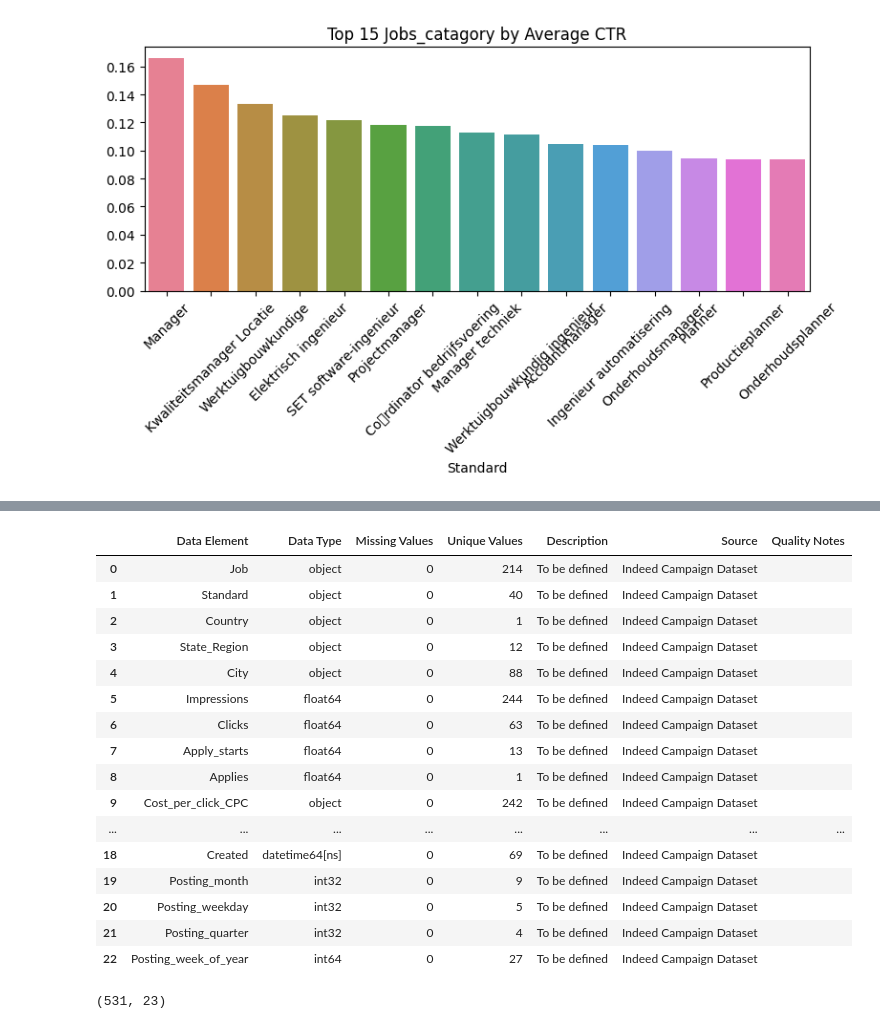
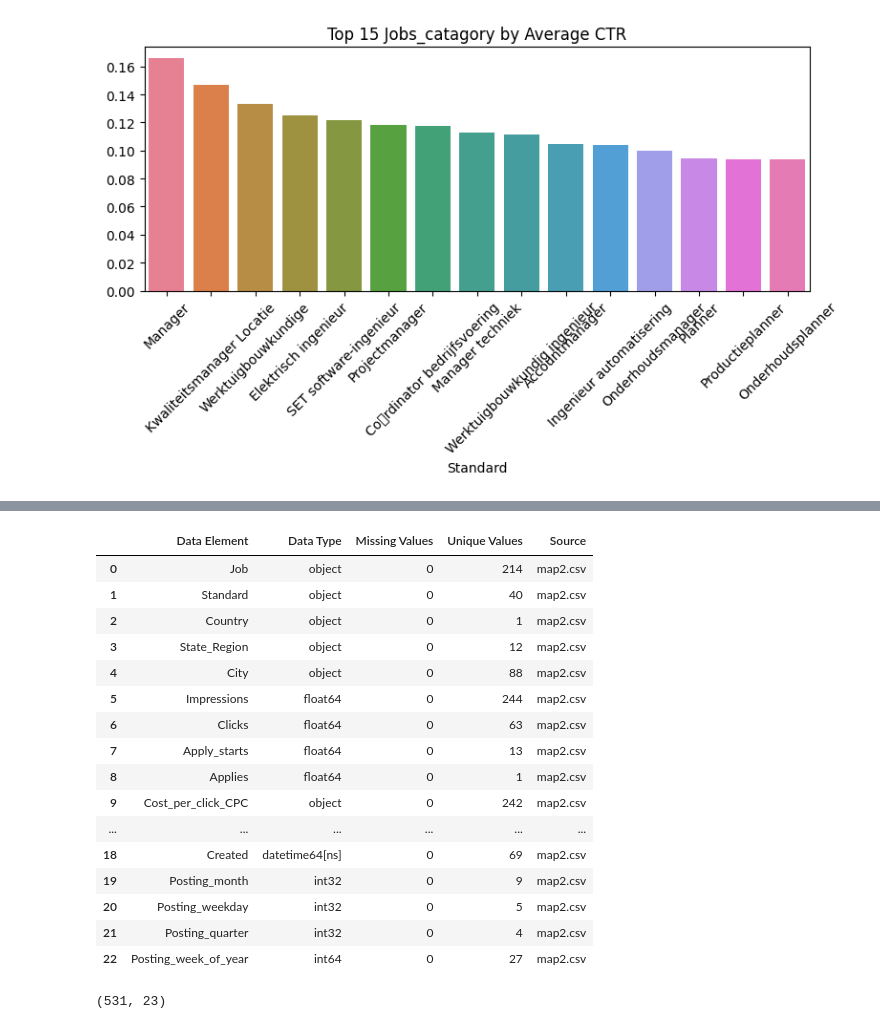
Before and after one commit to Dutchy-dev/Brunel-Indeed, a Jupyter notebook: Code.ipynb, the cells around one changed output, grey strips where cells are left out. Cells and saved outputs as stored; diff of their text form; code cells hidden in the pictures.

```diff
--- a/Code.ipynb
+++ b/Code.ipynb
@@ -347,3 +573,18 @@ Renamed columns:
 - Data collection
 - Storage decision
 - Traceable data source reference
+# %%
+# Data Dictionary Creation
+data_dictionary = []
+
+for col in df.columns:
+    data_dictionary.append({
+        "Data Element": col,
+        "Data Type": str(df[col].dtype),
+        "Missing Values": df[col].isna().sum(),
+        "Unique Values": df[col].nunique(),
+        "Source": "map2.csv"
+    })
+
+data_dictionary_df = pd.DataFrame(data_dictionary)
+data_dictionary_df
@@ -694,38 +1035,36 @@ plt.show()
 # %%
 # Data Dictionary Creation
 data_dictionary = []
 
 for col in df.columns:
     data_dictionary.append({
         "Data Element": col,
         "Data Type": str(df[col].dtype),
         "Missing Values": df[col].isna().sum(),
         "Unique Values": df[col].nunique(),
-        "Description": "To be defined",
-        "Source": "Indeed Campaign Dataset",
-        "Quality Notes": ""
+        "Source": "map2.csv"
     })
 
 data_dictionary_df = pd.DataFrame(data_dictionary)
 data_dictionary_df
 # %% [output]
-|  | Data Element | Data Type | Missing Values | Unique Values | Description | Source | Quality Notes |
-| 0 | Job | object | 0 | 214 | To be defined | Indeed Campaign Dataset |  |
-| 1 | Standard | object | 0 | 40 | To be defined | Indeed Campaign Dataset |  |
-| 2 | Country | object | 0 | 1 | To be defined | Indeed Campaign Dataset |  |
-| 3 | State_Region | object | 0 | 12 | To be defined | Indeed Campaign Dataset |  |
-| 4 | City | object | 0 | 88 | To be defined | Indeed Campaign Dataset |  |
-| 5 | Impressions | float64 | 0 | 244 | To be defined | Indeed Campaign Dataset |  |
-| 6 | Clicks | float64 | 0 | 63 | To be defined | Indeed Campaign Dataset |  |
-| 7 | Apply_starts | float64 | 0 | 13 | To be defined | Indeed Campaign Dataset |  |
-| 8 | Applies | float64 | 0 | 1 | To be defined | Indeed Campaign Dataset |  |
-| 9 | Cost_per_click_CPC | object | 0 | 242 | To be defined | Indeed Campaign Dataset |  |
-| ... | ... | ... | ... | ... | ... | ... | ... |
-| 18 | Created | datetime64[ns] | 0 | 69 | To be defined | Indeed Campaign Dataset |  |
-| 19 | Posting_month | int32 | 0 | 9 | To be defined | Indeed Campaign Dataset |  |
-| 20 | Posting_weekday | int32 | 0 | 5 | To be defined | Indeed Campaign Dataset |  |
-| 21 | Posting_quarter | int32 | 0 | 4 | To be defined | Indeed Campaign Dataset |  |
-| 22 | Posting_week_of_year | int64 | 0 | 27 | To be defined | Indeed Campaign Dataset |  |
+|  | Data Element | Data Type | Missing Values | Unique Values | Source |
+| 0 | Job | object | 0 | 214 | map2.csv |
+| 1 | Standard | object | 0 | 40 | map2.csv |
+| 2 | Country | object | 0 | 1 | map2.csv |
+| 3 | State_Region | object | 0 | 12 | map2.csv |
+| 4 | City | object | 0 | 88 | map2.csv |
+| 5 | Impressions | float64 | 0 | 244 | map2.csv |
+| 6 | Clicks | float64 | 0 | 63 | map2.csv |
+| 7 | Apply_starts | float64 | 0 | 13 | map2.csv |
+| 8 | Applies | float64 | 0 | 1 | map2.csv |
+| 9 | Cost_per_click_CPC | object | 0 | 242 | map2.csv |
+| ... | ... | ... | ... | ... | ... |
+| 18 | Created | datetime64[ns] | 0 | 69 | map2.csv |
+| 19 | Posting_month | int32 | 0 | 9 | map2.csv |
+| 20 | Posting_weekday | int32 | 0 | 5 | map2.csv |
+| 21 | Posting_quarter | int32 | 0 | 4 | map2.csv |
+| 22 | Posting_week_of_year | int64 | 0 | 27 | map2.csv |
 # %%
 # Shape of the dataset
 df.shape
```
Also changed, not shown: parts of 65 cells of this notebook.
